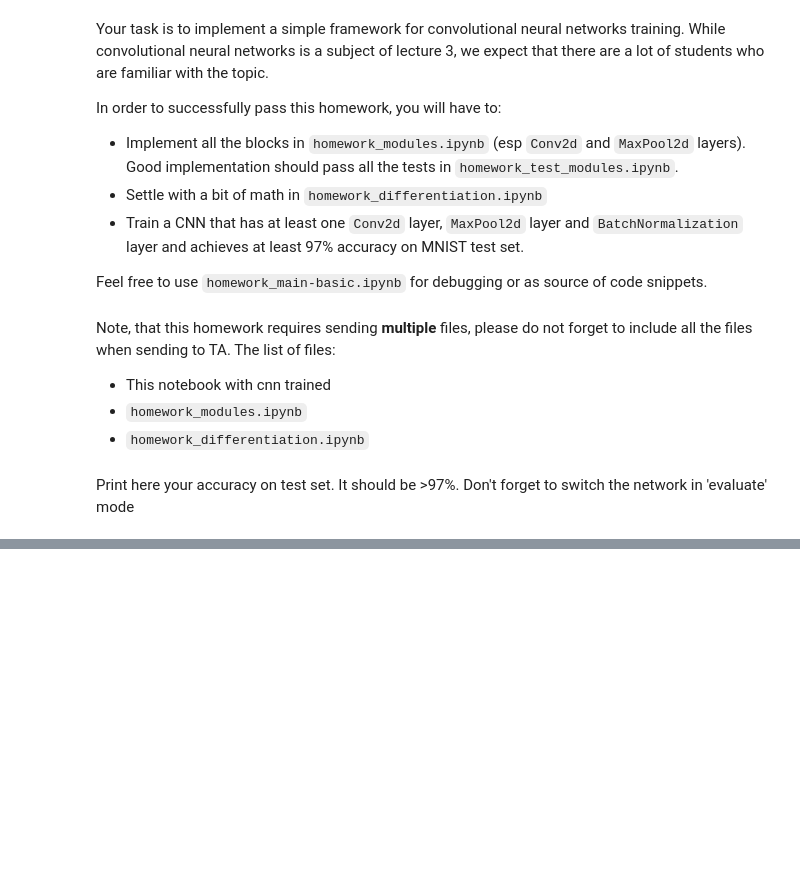
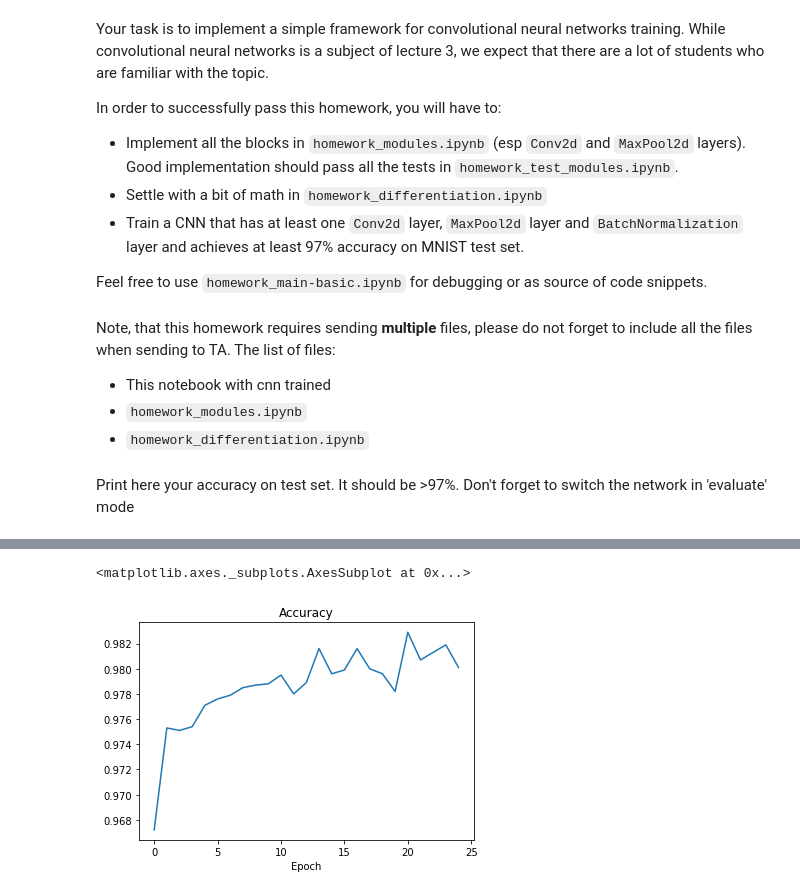
Before and after one commit to tadejsv/Practical_DL, a Jupyter notebook: homework01/homework_main-advanced.ipynb, the cells around one changed output, grey strips where cells are left out. Drawn from its saved outputs; the diff is of its cells as text; code cells hidden in the pictures; blank space fills up the shorter version.

```diff
--- a/homework01/homework_main-advanced.ipynb
+++ b/homework01/homework_main-advanced.ipynb
@@ -47,0 +44,21 @@ X_train, y_train, X_val, y_val, X_test, y_test = mnist.load_dataset()  # your da
+# %%
+from sklearn.preprocessing import OneHotEncoder
+import mnist
+
+X_train, y_train, X_val, y_val, X_test, y_test = mnist.load_dataset()  # your dataset
+
+# Add fake dimensions for channels in images
+X_train = np.expand_dims(X_train, 1)
+X_val = np.expand_dims(X_val, 1)
+X_test = np.expand_dims(X_test, 1)
+
+# One hot encoding
+y_train = np.expand_dims(y_train, axis=1)
+y_val = np.expand_dims(y_val, axis=1)
+y_test = np.expand_dims(y_test, axis=1)
+
+enc = OneHotEncoder().fit(y_train)
+
+y_train = enc.transform(y_train).toarray()
+y_val = enc.transform(y_val).toarray()
+y_test = enc.transform(y_test).toarray()
@@ -48,2 +120,21 @@ X_train, y_train, X_val, y_val, X_test, y_test = mnist.load_dataset()  # your da
 # %% [markdown]
 Print here your accuracy on test set. It should be >97%. Don't forget to switch the network in 'evaluate' mode
+# %%
+net = Sequential()
+net.add(Conv2d(1, 4, 5))
+net.add(ReLU())
+net.add(MaxPool2d(2))
+net.add(Conv2d(4, 8, 5))
+net.add(ReLU())
+net.add(MaxPool2d(2))
+net.add(Conv2d(8, 8, 5))
+net.add(ReLU())
+net.add(Flatten())
+net.add(Linear(392,10))
+net.add(LogSoftMax())
+
+BATCH_SIZE = 128
+N_EPOCHS = 25
+optimizer_config = {'learning_rate' : 1e-2, 'beta1':0.9, 'beta2':0.999, 'epsilon': 1e-3}
+loss, acc = train(net, X_train, y_train, X_val, y_val, BATCH_SIZE, N_EPOCHS,
+                  optimizer_config, optimizer=adam_optimizer)
@@ -49,0 +143,7 @@ Print here your accuracy on test set. It should be >97%. Don't forget to switch
+# %%
+accuracy = pd.DataFrame(acc)
+accuracy.index.name = 'Epoch'
+accuracy.plot(title='Accuracy', legend=False)
+# %% [output]
+<matplotlib.axes._subplots.AxesSubplot at 0x...>
+[figure, added]
```
Also changed, not shown: parts of 8 cells of this notebook, 3 other files.
